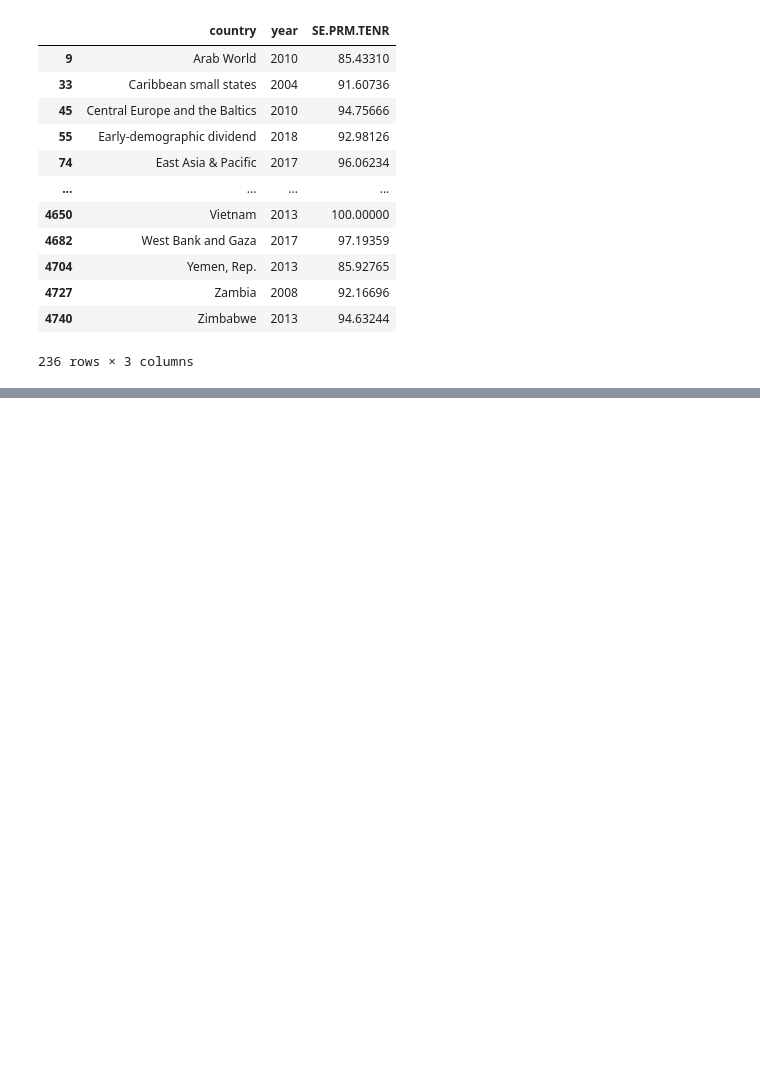
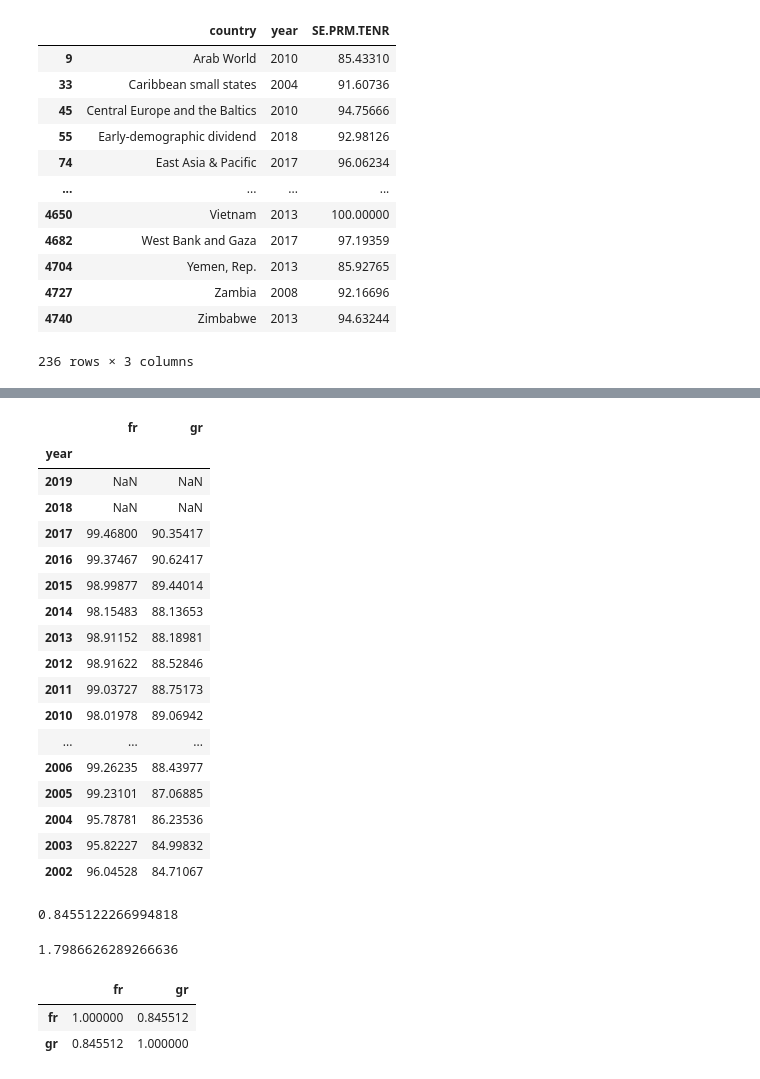
Before and after one commit to viviyin/bdpy, a Jupyter notebook: notebook/demo89.ipynb, the cells around one changed output, grey strips where cells are left out. Saved outputs shown, nothing was run; the diff lists cells and outputs as text; code cells hidden in the pictures; blank space fills up the shorter version.

```diff
--- a/notebook/demo89.ipynb
+++ b/notebook/demo89.ipynb
@@ -149,0 +248,36 @@ data3
+# %%
+df1 = pd.DataFrame({'fr':france1['SE.PRM.TENR'],'gr':german1['SE.PRM.TENR']})
+df1
+# %% [output]
+|  | fr | gr |
+| year |  |  |
+| 2019 | NaN | NaN |
+| 2018 | NaN | NaN |
+| 2017 | 99.46800 | 90.35417 |
+| 2016 | 99.37467 | 90.62417 |
+| 2015 | 98.99877 | 89.44014 |
+| 2014 | 98.15483 | 88.13653 |
+| 2013 | 98.91152 | 88.18981 |
+| 2012 | 98.91622 | 88.52846 |
+| 2011 | 99.03727 | 88.75173 |
+| 2010 | 98.01978 | 89.06942 |
+| ... | ... | ... |
+| 2006 | 99.26235 | 88.43977 |
+| 2005 | 99.23101 | 87.06885 |
+| 2004 | 95.78781 | 86.23536 |
+| 2003 | 95.82227 | 84.99832 |
+| 2002 | 96.04528 | 84.71067 |
+# %%
+print(df1['fr'].corr(df1['gr']))
+# %% [output]
+0.8455122266994818
+# %%
+print(df1['fr'].cov(df1['gr']))
+# %% [output]
+1.7986626289266636
+# %%
+df1.corr()
+# %% [output]
+|  | fr | gr |
+| fr | 1.000000 | 0.845512 |
+| gr | 0.845512 | 1.000000 |
```
Also changed, not shown: parts of 9 cells of this notebook, 24 other files.
